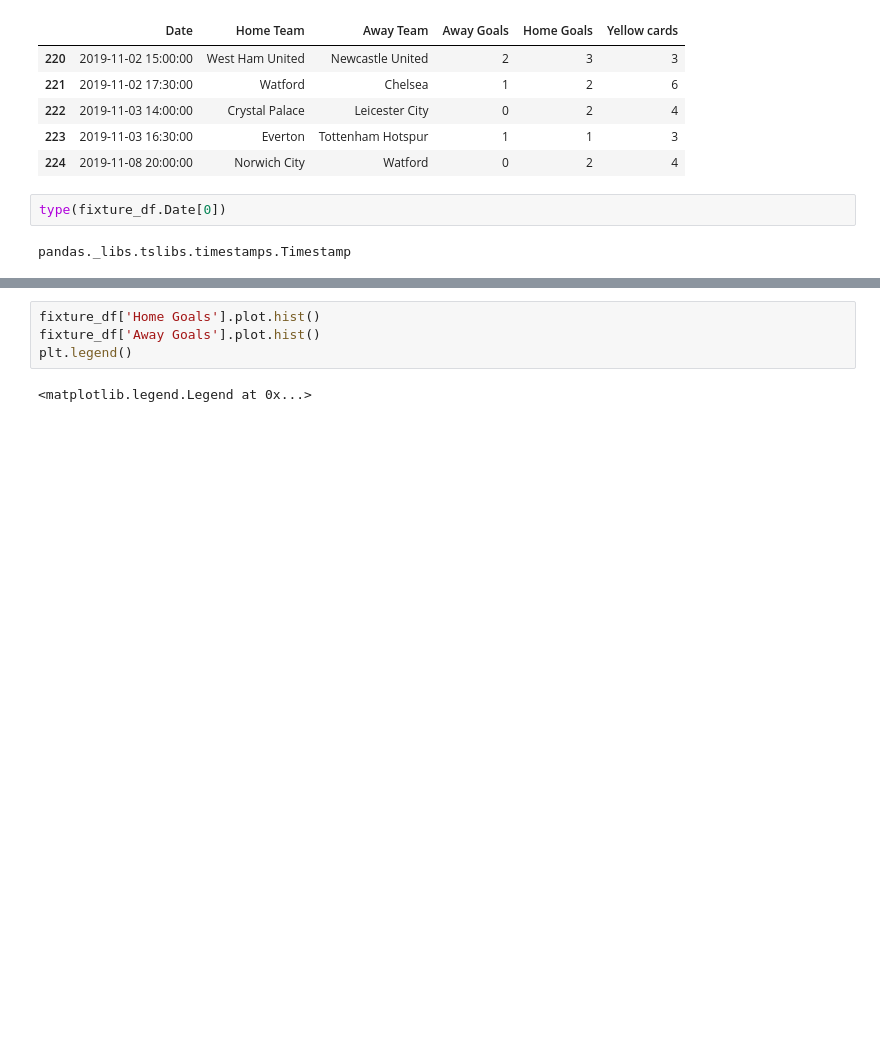
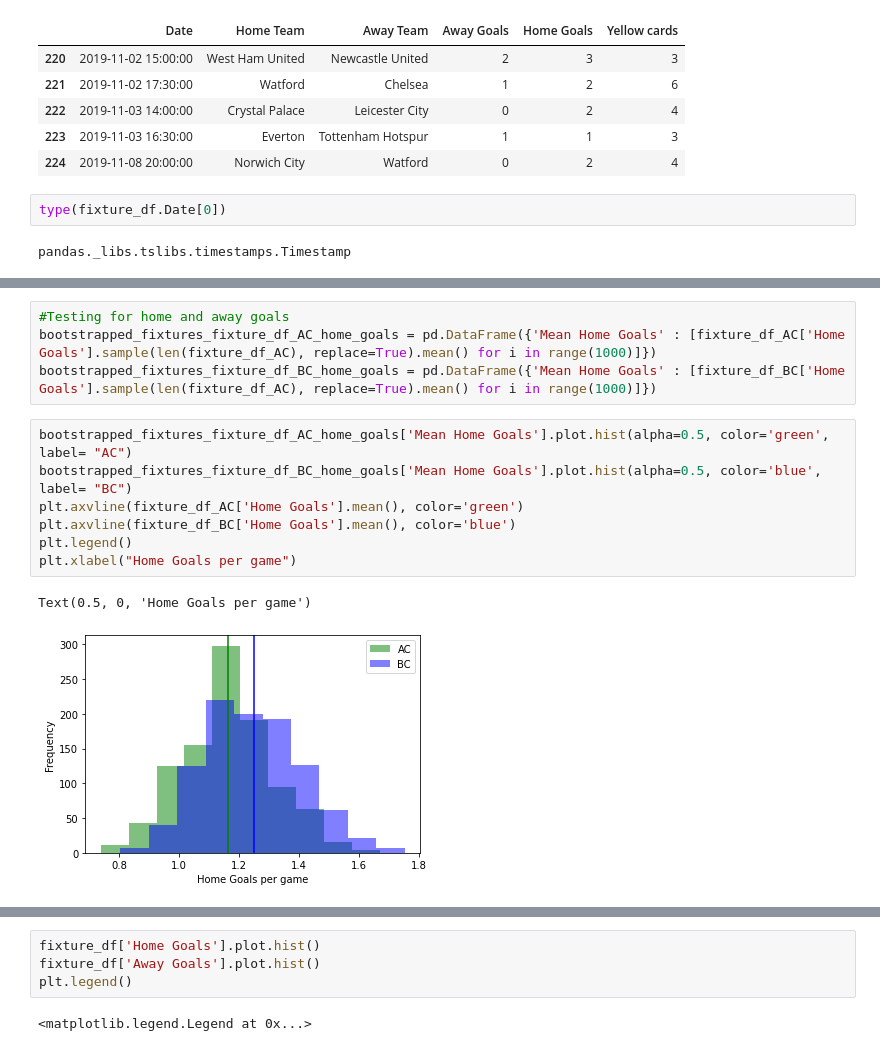
Before and after one commit to conorhamill36/FootballStats, a Jupyter notebook: FootballStats.ipynb, the cells around one changed output, grey strips where cells are left out. Cells and saved outputs as stored; diff of their text form; blank space fills up the shorter version.

```diff
--- a/FootballStats.ipynb
+++ b/FootballStats.ipynb
@@ -454,0 +285,14 @@ plt.legend()
+# %%
+#Testing for home and away goals
+bootstrapped_fixtures_fixture_df_AC_home_goals = pd.DataFrame({'Mean Home Goals' : [fixture_df_AC['Home Goals'].sample(len(fixture_df_AC), replace=True).mean() for i in range(1000)]})
+bootstrapped_fixtures_fixture_df_BC_home_goals = pd.DataFrame({'Mean Home Goals' : [fixture_df_BC['Home Goals'].sample(len(fixture_df_AC), replace=True).mean() for i in range(1000)]})
+# %%
+bootstrapped_fixtures_fixture_df_AC_home_goals['Mean Home Goals'].plot.hist(alpha=0.5, color='green', label= "AC")
+bootstrapped_fixtures_fixture_df_BC_home_goals['Mean Home Goals'].plot.hist(alpha=0.5, color='blue', label= "BC")
+plt.axvline(fixture_df_AC['Home Goals'].mean(), color='green')
+plt.axvline(fixture_df_BC['Home Goals'].mean(), color='blue')
+plt.legend()
+plt.xlabel("Home Goals per game")
+# %% [output]
+Text(0.5, 0, 'Home Goals per game')
+[figure, added]
```
Also changed, not shown: parts of 49 cells of this notebook.
